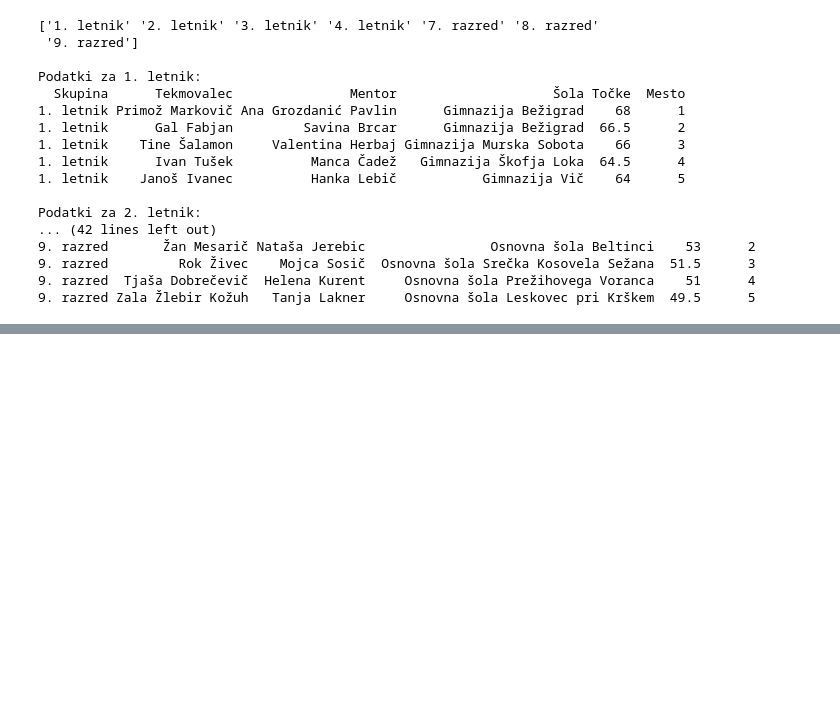
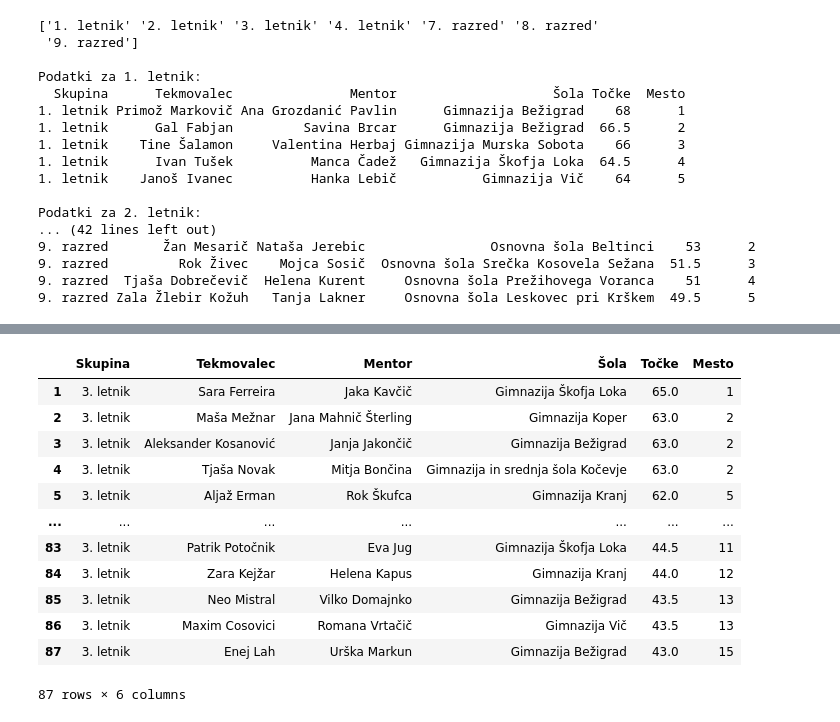
Before and after one commit to zalastarc/projektna_UVP, a Jupyter notebook: analiza.ipynb, the cells around one changed output, grey strips where cells are left out. Cells and saved outputs as stored; diff of their text form; code cells hidden in the pictures; blank space fills up the shorter version.

```diff
--- a/analiza.ipynb
+++ b/analiza.ipynb
@@ -60,0 +115,18 @@ Podatki za 2. letnik:
+# %%
+rezultati_3_letnik = pd.read_csv('podatki_3_letnik.csv')
+rezultati_3_letnik.index = rezultati_3_letnik.index + 1
+rezultati_3_letnik
+# %% [output]
+|  | Skupina | Tekmovalec | Mentor | Šola | Točke | Mesto |
+| 1 | 3. letnik | Sara Ferreira | Jaka Kavčič | Gimnazija Škofja Loka | 65.0 | 1 |
+| 2 | 3. letnik | Maša Mežnar | Jana Mahnič Šterling | Gimnazija Koper | 63.0 | 2 |
+| 3 | 3. letnik | Aleksander Kosanović | Janja Jakončič | Gimnazija Bežigrad | 63.0 | 2 |
+| 4 | 3. letnik | Tjaša Novak | Mitja Bončina | Gimnazija in srednja šola Kočevje | 63.0 | 2 |
+| 5 | 3. letnik | Aljaž Erman | Rok Škufca | Gimnazija Kranj | 62.0 | 5 |
+| ... | ... | ... | ... | ... | ... | ... |
+| 83 | 3. letnik | Patrik Potočnik | Eva Jug | Gimnazija Škofja Loka | 44.5 | 11 |
+| 84 | 3. letnik | Zara Kejžar | Helena Kapus | Gimnazija Kranj | 44.0 | 12 |
+| 85 | 3. letnik | Neo Mistral | Vilko Domajnko | Gimnazija Bežigrad | 43.5 | 13 |
+| 86 | 3. letnik | Maxim Cosovici | Romana Vrtačič | Gimnazija Vič | 43.5 | 13 |
+| 87 | 3. letnik | Enej Lah | Urška Markun | Gimnazija Bežigrad | 43.0 | 15 |
+87 rows × 6 columns
```
Also changed, not shown: parts of 34 cells of this notebook.
